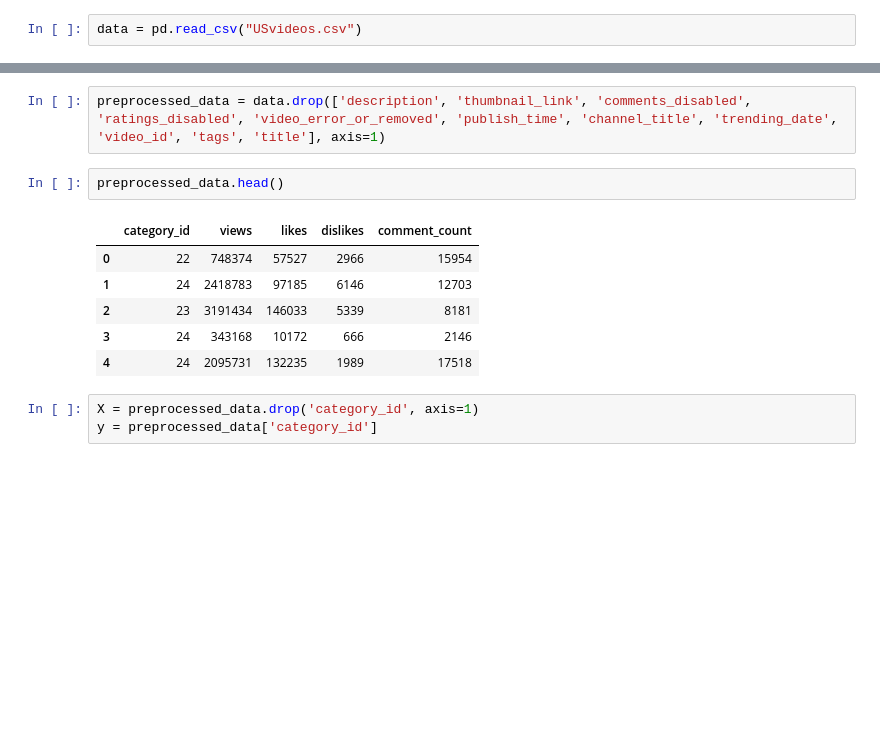
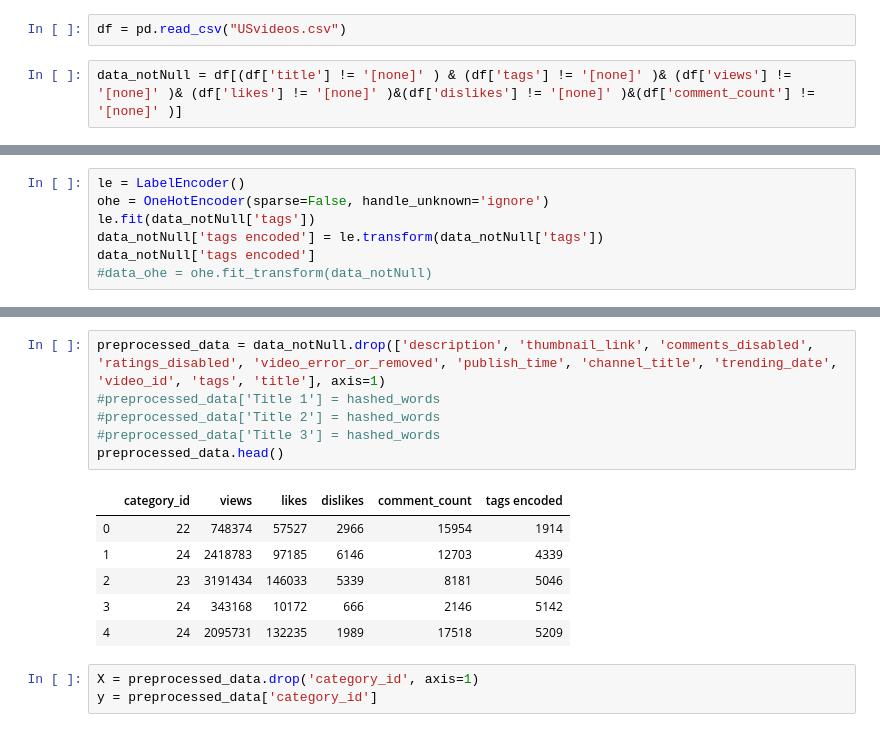
Before and after one commit to anhonymous68/-CAP4770-FinalProject, a Jupyter notebook: Classification.ipynb, the cells around one changed output, grey strips where cells are left out. Drawn from its saved outputs; the diff is of its cells as text; blank space fills up the shorter version.

Commit message:
Added Label Encoder to DecisionTree Model

```diff
--- a/Classification.ipynb
+++ b/Classification.ipynb
@@ -16,2 +18,4 @@ from sklearn.preprocessing import PowerTransformer
 # %%
-data = pd.read_csv("USvideos.csv")
+df = pd.read_csv("USvideos.csv")
+# %%
+data_notNull = df[(df['title'] != '[none]' ) & (df['tags'] != '[none]' )& (df['views'] != '[none]' )& (df['likes'] != '[none]' )&(df['dislikes'] != '[none]' )&(df['comment_count'] != '[none]' )]
@@ -17,0 +81,7 @@ data = pd.read_csv("USvideos.csv")
+# %%
+le = LabelEncoder()
+ohe = OneHotEncoder(sparse=False, handle_unknown='ignore')
+le.fit(data_notNull['tags'])
+data_notNull['tags encoded'] = le.transform(data_notNull['tags'])
+data_notNull['tags encoded']
+#data_ohe = ohe.fit_transform(data_notNull)
@@ -18,14 +106,16 @@ data = pd.read_csv("USvideos.csv")
 # %%
-preprocessed_data = data.drop(['description', 'thumbnail_link', 'comments_disabled', 'ratings_disabled', 'video_error_or_removed', 'publish_time', 'channel_title', 'trending_date', 'video_id', 'tags', 'title'], axis=1)
+preprocessed_data = data_notNull.drop(['description', 'thumbnail_link', 'comments_disabled', 'ratings_disabled', 'video_error_or_removed', 'publish_time', 'channel_title', 'trending_date', 'video_id', 'tags', 'title'], axis=1)
+#preprocessed_data['Title 1'] = hashed_words
+#preprocessed_data['Title 2'] = hashed_words
+#preprocessed_data['Title 3'] = hashed_words
+preprocessed_data.head()
+# %% [output]
+|  | category_id | views | likes | dislikes | comment_count | tags encoded |
+| 0 | 22 | 748374 | 57527 | 2966 | 15954 | 1914 |
+| 1 | 24 | 2418783 | 97185 | 6146 | 12703 | 4339 |
+| 2 | 23 | 3191434 | 146033 | 5339 | 8181 | 5046 |
+| 3 | 24 | 343168 | 10172 | 666 | 2146 | 5142 |
+| 4 | 24 | 2095731 | 132235 | 1989 | 17518 | 5209 |
-# %%
-preprocessed_data.head()
-# %% [output]
-|  | category_id | views | likes | dislikes | comment_count |
-| 0 | 22 | 748374 | 57527 | 2966 | 15954 |
-| 1 | 24 | 2418783 | 97185 | 6146 | 12703 |
-| 2 | 23 | 3191434 | 146033 | 5339 | 8181 |
-| 3 | 24 | 343168 | 10172 | 666 | 2146 |
-| 4 | 24 | 2095731 | 132235 | 1989 | 17518 |
 # %%
 X = preprocessed_data.drop('category_id', axis=1)
 y = preprocessed_data['category_id']
```
Also changed, not shown: parts of 13 cells of this notebook.
